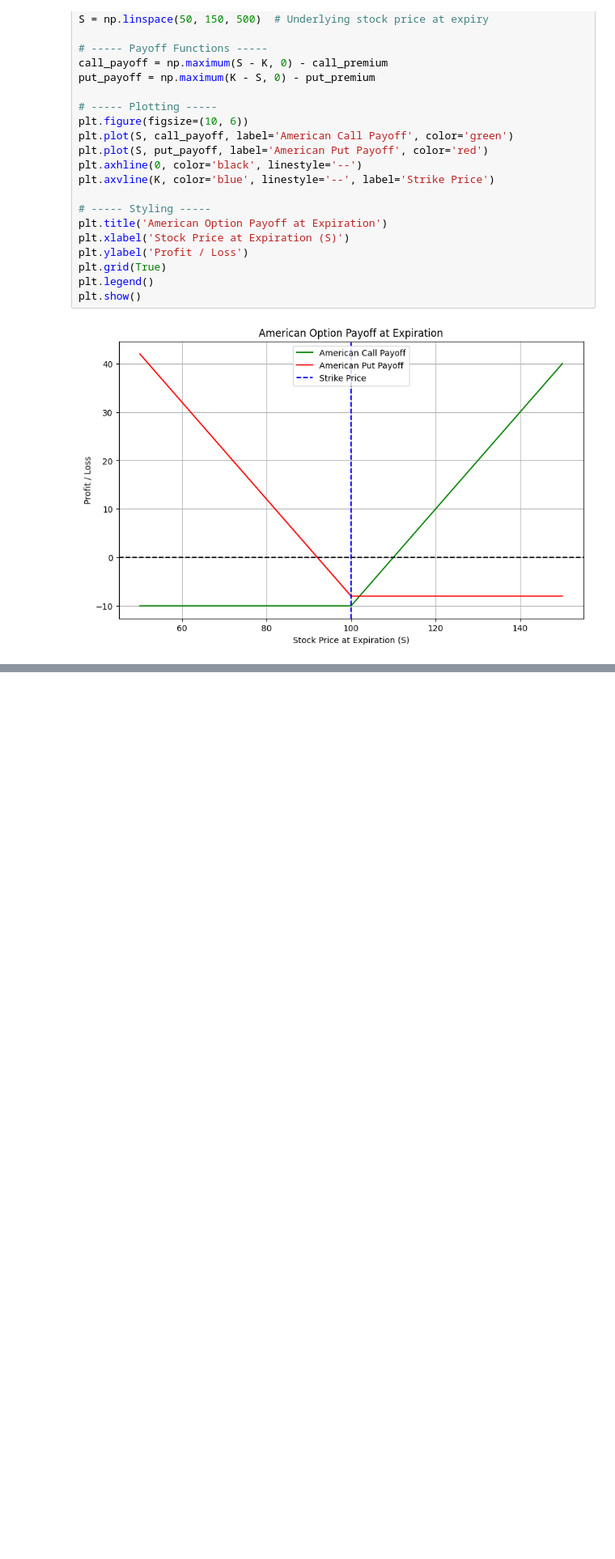
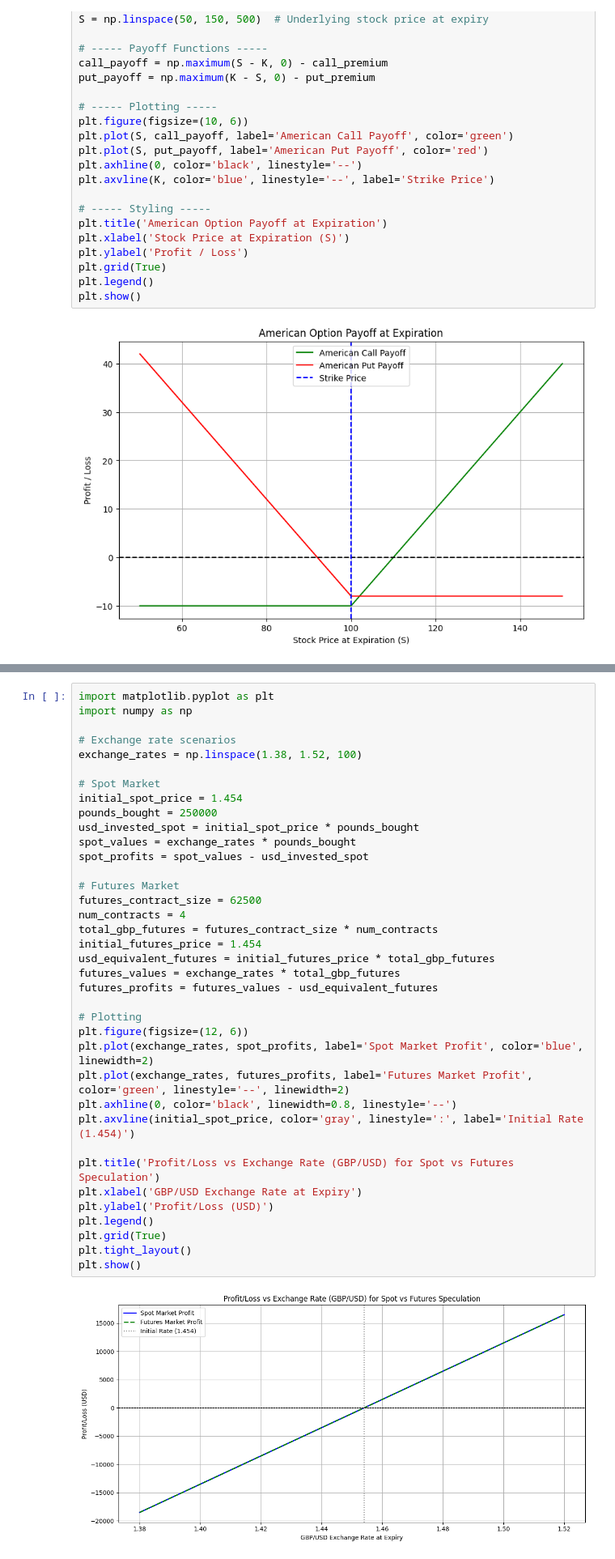
Before and after one commit to MohammedLike/Quantitative-Finance-Practice, a Jupyter notebook: Module 1/CQF Practical.ipynb, the cells around one changed output, grey strips where cells are left out. Shown at 81% size. Drawn from its saved outputs; the diff is of its cells as text; blank space fills up the shorter version.

```diff
--- a/Module 1/binomial_option_pricing.ipynb
+++ b/Module 1/CQF Practical.ipynb
@@ -1475,0 +1507,39 @@ plt.show()
+# %%
+import matplotlib.pyplot as plt
+import numpy as np
+
+# Exchange rate scenarios
+exchange_rates = np.linspace(1.38, 1.52, 100)
+
+# Spot Market
+initial_spot_price = 1.454
+pounds_bought = 250000
+usd_invested_spot = initial_spot_price * pounds_bought
+spot_values = exchange_rates * pounds_bought
+spot_profits = spot_values - usd_invested_spot
+
+# Futures Market
+futures_contract_size = 62500
+num_contracts = 4
+total_gbp_futures = futures_contract_size * num_contracts
+initial_futures_price = 1.454
+usd_equivalent_futures = initial_futures_price * total_gbp_futures
+futures_values = exchange_rates * total_gbp_futures
+futures_profits = futures_values - usd_equivalent_futures
+
+# Plotting
+plt.figure(figsize=(12, 6))
+plt.plot(exchange_rates, spot_profits, label='Spot Market Profit', color='blue', linewidth=2)
+plt.plot(exchange_rates, futures_profits, label='Futures Market Profit', color='green', linestyle='--', linewidth=2)
+plt.axhline(0, color='black', linewidth=0.8, linestyle='--')
+plt.axvline(initial_spot_price, color='gray', linestyle=':', label='Initial Rate (1.454)')
+
+plt.title('Profit/Loss vs Exchange Rate (GBP/USD) for Spot vs Futures Speculation')
+plt.xlabel('GBP/USD Exchange Rate at Expiry')
+plt.ylabel('Profit/Loss (USD)')
+plt.legend()
+plt.grid(True)
+plt.tight_layout()
+plt.show()
+# %% [output]
+[figure, added]
```
Also changed, not shown: parts of 2 cells of this notebook.
